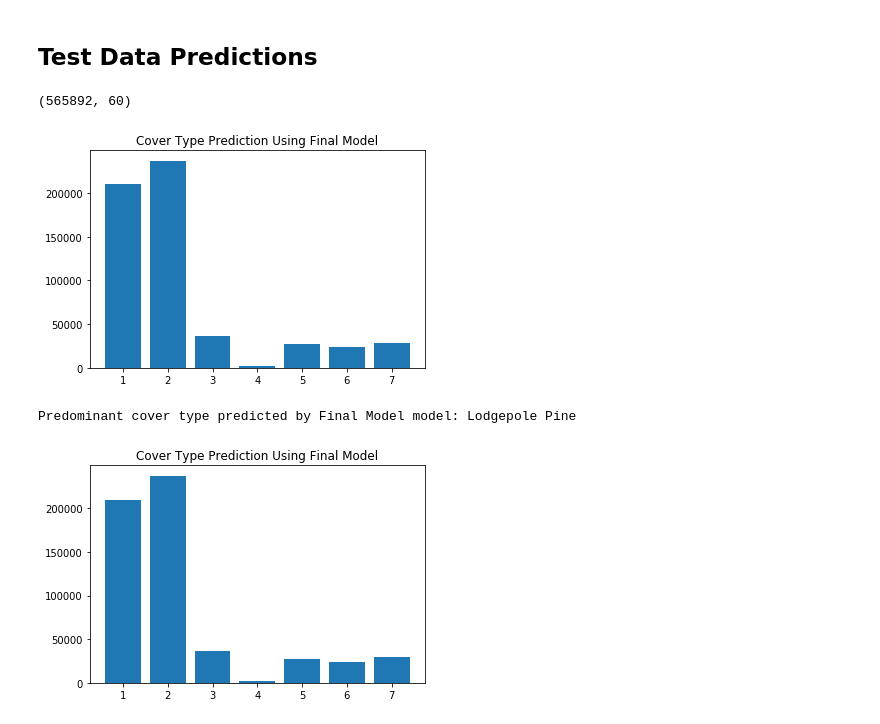
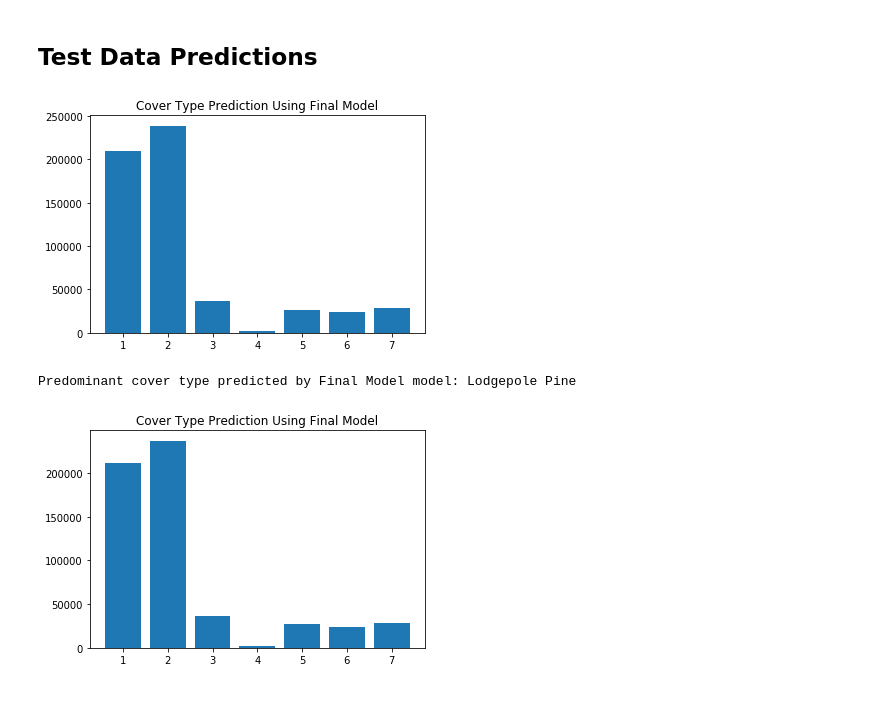
Before and after one commit to paulang-mids/W207-FinalProject, a Jupyter notebook: ForestCoverPrediction.ipynb, the cells around one changed output. Saved outputs shown, nothing was run; the diff lists cells and outputs as text; code cells hidden in the pictures.

```diff
--- a/ForestCoverPrediction.ipynb
+++ b/ForestCoverPrediction.ipynb
@@ -1332,3 +1321,0 @@ dev_data_baseline = dev_data.copy()
-# %%
-train_data = train_data_baseline.copy()
-dev_data = dev_data_baseline.copy()
@@ -1418,6 +1321,0 @@ print_confusion(dev_label, best_preds)
-# %%
-#Drop columns with similar values for cover types 1 and 2
-train_data.drop(['HS.9am','HS.Noon','HS.3pm'], axis=1, inplace=True)
-dev_data.drop(['HS.9am','HS.Noon','HS.3pm'], axis=1, inplace=True)
-# train_data.drop(['Slope','HS.9am','HS.Noon','HS.3pm'], axis=1, inplace=True)
-# dev_data.drop(['Slope','HS.9am','HS.Noon','HS.3pm'], axis=1, inplace=True)
@@ -1494,3 +1384,0 @@ dev_data_baseline = dev_data.copy()
-# %%
-train_data = train_data_baseline.copy()
-dev_data = dev_data_baseline.copy()
@@ -1821,22 +1602,15 @@ test_data.drop(['Id'],axis=1, inplace=True)
 # %%
 #add new feature columns based on columns whose mean differences for cover type 1 and 2 are higher compared to other columns
 test_data['fe1'] = test_data['Horizontal_Distance_To_Roadways'] + test_data['Horizontal_Distance_To_Fire_Points']
+test_data['fe1c'] = test_data['Horizontal_Distance_To_Roadways'] - test_data['Horizontal_Distance_To_Fire_Points']
 test_data['fe2'] = test_data['Horizontal_Distance_To_Hydrology'] + test_data['Aspect']
-test_data['fe3'] = test_data['Horizontal_Distance_To_Roadways'] + test_data['Horizontal_Distance_To_Hydrology']
+test_data['fe3c'] = test_data['Horizontal_Distance_To_Roadways'] - test_data['Horizontal_Distance_To_Hydrology']
 test_data['fe4'] = test_data['Horizontal_Distance_To_Fire_Points'] + test_data['Aspect']
 test_data['fe5'] = test_data['Horizontal_Distance_To_Roadways'] + test_data['Aspect']
+test_data['fe5c'] = test_data['Horizontal_Distance_To_Roadways'] - test_data['Aspect']
 test_data['fe6'] = test_data['Horizontal_Distance_To_Fire_Points'] + test_data['Horizontal_Distance_To_Hydrology']
-test_data['fe7'] = (test_data['Horizontal_Distance_To_Fire_Points']*test_data['Soil_Type22'])+ (test_data['Horizontal_Distance_To_Hydrology']*test_data['Soil_Type22'])
-test_data['fe8'] = (test_data['Horizontal_Distance_To_Fire_Points']*test_data['Soil_Type23']) + (test_data['Horizontal_Distance_To_Hydrology'] *test_data['Soil_Type23'])
-# # test_data['fe9'] = (test_data['Horizontal_Distance_To_Roadways'] *test_data['Soil_Type22']) + (test_data['Horizontal_Distance_To_Hydrology'] *test_data['Soil_Type22'])
-# # test_data['fe10'] = (test_data['Horizontal_Distance_To_Roadways']*test_data['Soil_Type23']) + (test_data['Horizontal_Distance_To_Hydrology'] *test_data['Soil_Type23'])
-# test_data['fe11'] = (test_data['Elevation'] *test_data['Soil_Type22']) + (test_data['Elevation'] *test_data['Soil_Type23'])
-# test_data['fe14'] = (test_data['Horizontal_Distance_To_Fire_Points']* test_data['Soil_Type22']) + (test_data['Horizontal_Distance_To_Hydrology'] *test_data['Soil_Type22']) + (test_data['Horizontal_Distance_To_Roadways'] *test_data['Soil_Type22']) + (test_data['Aspect'] *test_data['Soil_Type22'])
-# test_data['fe15'] = (test_data['Horizontal_Distance_To_Fire_Points']*test_data['Soil_Type23']) + (test_data['Horizontal_Distance_To_Hydrology'] *test_data['Soil_Type23']) + (test_data['Horizontal_Distance_To_Roadways'] *test_data['Soil_Type23']) + (test_data['Aspect'] *test_data['Soil_Type23'])
-#Drop columns with all zeros
+test_data['fe6c'] = test_data['Horizontal_Distance_To_Fire_Points'] - test_data['Horizontal_Distance_To_Hydrology']
+test_data['fe7'] = (test_data['Horizontal_Distance_To_Fire_Points']* test_data['Soil_Type22']) + (test_data['Horizontal_Distance_To_Hydrology'] *test_data['Soil_Type22'])
+test_data['fe13'] = test_data['Elevation'] - test_data['Horizontal_Distance_To_Fire_Points']
 test_data.drop(['Soil_Type7','Soil_Type15'],axis=1, inplace=True)
-# %%
-test_data.shape
-# %% [output]
-(565892, 60)
 # %%
@@ -1845,13 +1619,13 @@ fr_lsvc_pp_tst=fr_lsvc_m.predict_proba(test_data.values) # Predicted Probability
 fr_lsvc_p_tst=np.argmax(fr_lsvc_pp_tst, axis=1)
 fr_lsvc_p_tst = fr_lsvc_p_tst + 1  # Predicted labels (based on predict_proba)
 # %%
-plot_cover(fr_lsvc_p_tst, 'Final Model')
+plot_cover(fr_lsvc_p_tst, 'Final')
 
 print("Predominant cover type predicted by {} model: {}"
       .format('Final Model', cover_types[np.unique(fr_lsvc_p_tst)
                                       [np.argmax(np.unique(fr_lsvc_p_tst, return_counts=True)[1])] - 1]))
 # %% [output]
-[figure, old version]
+[figure, new version]
 Predominant cover type predicted by Final Model model: Lodgepole Pine
 # %%
 test_data_sub = test_data_orig.copy()
```
Also changed, not shown: parts of 99 cells of this notebook.
